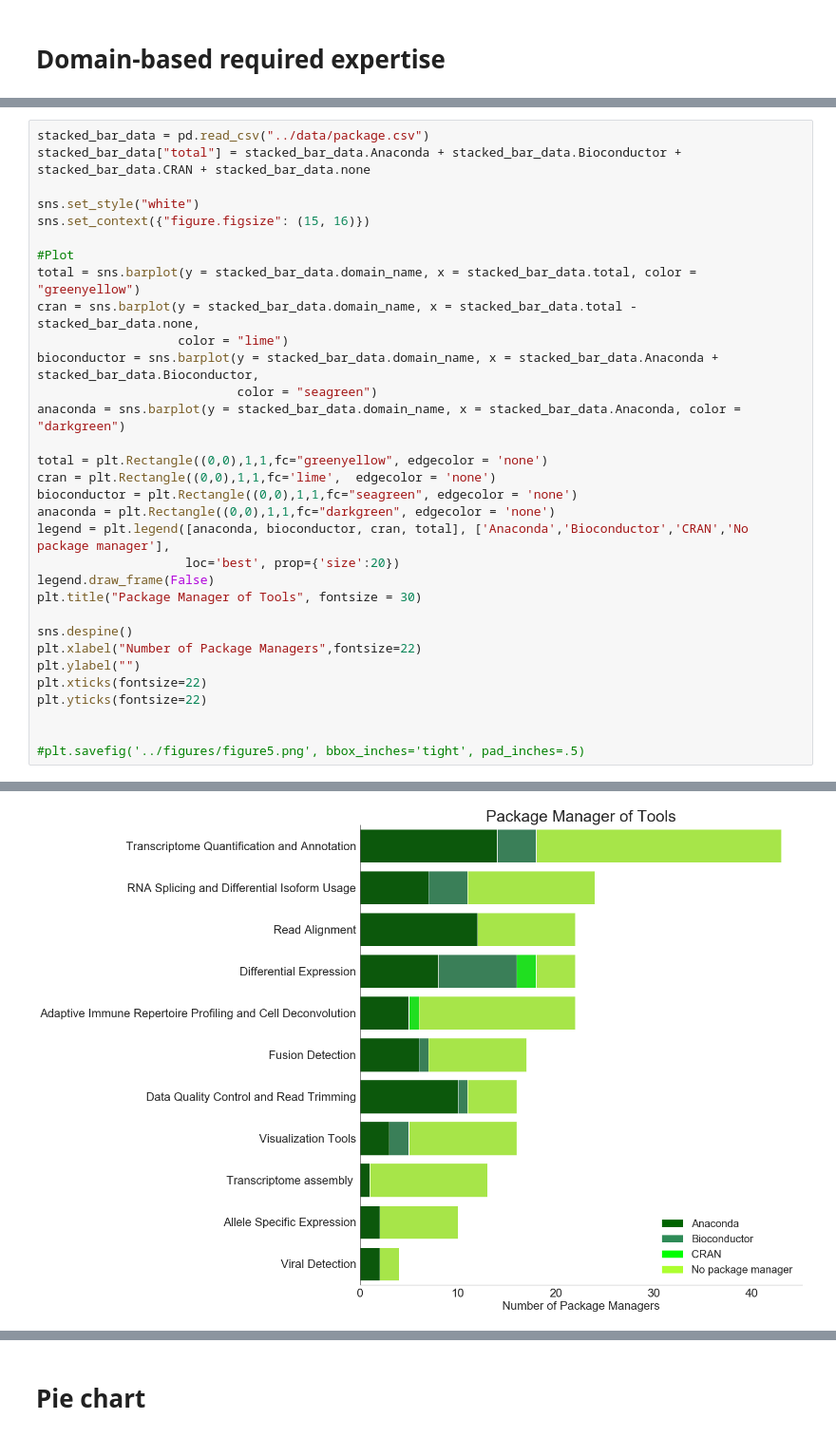
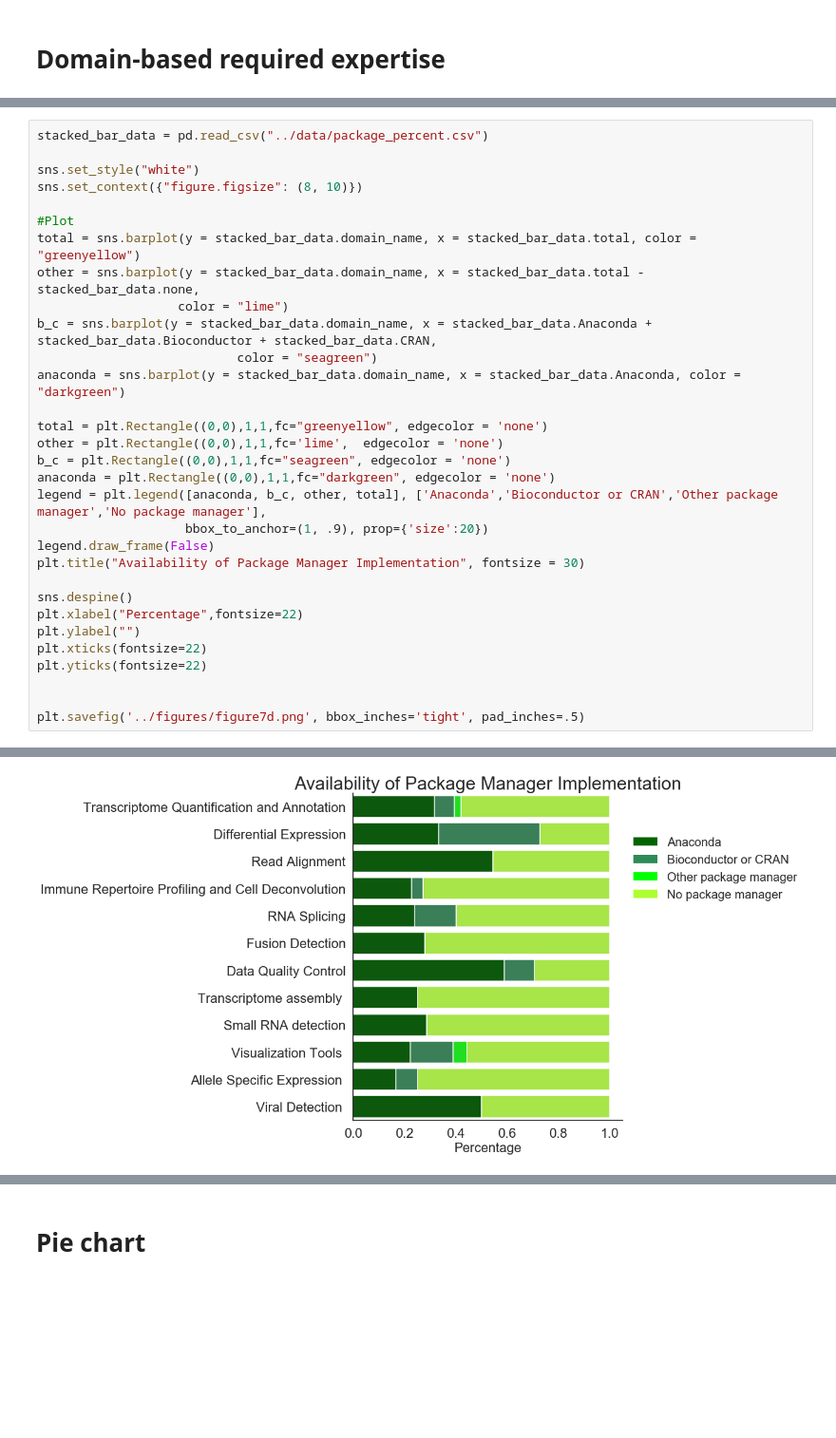
Before and after one commit to LizChang/RNA_seq_figures, a Jupyter notebook: notebooks/RNA_Seq_table.ipynb, the cells around one changed output, grey strips where cells are left out. Shown at 95% size. Cells and saved outputs as stored; diff of their text form; blank space fills up the shorter version.

```diff
--- a/notebooks/RNA_Seq_table.ipynb
+++ b/notebooks/RNA_Seq_table.ipynb
@@ -326,33 +262,32 @@ plt.savefig('../figures/figure7b.png', bbox_inches='tight', pad_inches=.5)
 # %%
-stacked_bar_data = pd.read_csv("../data/package.csv")
-stacked_bar_data["total"] = stacked_bar_data.Anaconda + stacked_bar_data.Bioconductor + stacked_bar_data.CRAN + stacked_bar_data.none
+stacked_bar_data = pd.read_csv("../data/package_percent.csv")
 
 sns.set_style("white")
-sns.set_context({"figure.figsize": (15, 16)})
+sns.set_context({"figure.figsize": (8, 10)})
 
 #Plot
 total = sns.barplot(y = stacked_bar_data.domain_name, x = stacked_bar_data.total, color = "greenyellow")
-cran = sns.barplot(y = stacked_bar_data.domain_name, x = stacked_bar_data.total - stacked_bar_data.none,
+other = sns.barplot(y = stacked_bar_data.domain_name, x = stacked_bar_data.total - stacked_bar_data.none,
                    color = "lime")
-bioconductor = sns.barplot(y = stacked_bar_data.domain_name, x = stacked_bar_data.Anaconda + stacked_bar_data.Bioconductor,
+b_c = sns.barplot(y = stacked_bar_data.domain_name, x = stacked_bar_data.Anaconda + stacked_bar_data.Bioconductor + stacked_bar_data.CRAN,
                            color = "seagreen")
 anaconda = sns.barplot(y = stacked_bar_data.domain_name, x = stacked_bar_data.Anaconda, color = "darkgreen")
 
 total = plt.Rectangle((0,0),1,1,fc="greenyellow", edgecolor = 'none')
-cran = plt.Rectangle((0,0),1,1,fc='lime',  edgecolor = 'none')
-bioconductor = plt.Rectangle((0,0),1,1,fc="seagreen", edgecolor = 'none')
+other = plt.Rectangle((0,0),1,1,fc='lime',  edgecolor = 'none')
+b_c = plt.Rectangle((0,0),1,1,fc="seagreen", edgecolor = 'none')
 anaconda = plt.Rectangle((0,0),1,1,fc="darkgreen", edgecolor = 'none')
-legend = plt.legend([anaconda, bioconductor, cran, total], ['Anaconda','Bioconductor','CRAN','No package manager'],
-                    loc='best', prop={'size':20})
+legend = plt.legend([anaconda, b_c, other, total], ['Anaconda','Bioconductor or CRAN','Other package manager','No package manager'],
+                    bbox_to_anchor=(1, .9), prop={'size':20})
 legend.draw_frame(False)
-plt.title("Package Manager of Tools", fontsize = 30)
+plt.title("Availability of Package Manager Implementation", fontsize = 30)
 
 sns.despine()
-plt.xlabel("Number of Package Managers",fontsize=22)
+plt.xlabel("Percentage",fontsize=22)
 plt.ylabel("")
 plt.xticks(fontsize=22)
 plt.yticks(fontsize=22)
 
 
-#plt.savefig('../figures/figure5.png', bbox_inches='tight', pad_inches=.5)
+plt.savefig('../figures/figure7d.png', bbox_inches='tight', pad_inches=.5)
 # %% [output]
@@ -361 +294 @@ plt.yticks(fontsize=22)
-[figure, old version]
+[figure, new version]
```
Also changed, not shown: parts of 23 cells of this notebook, 20 other files.
